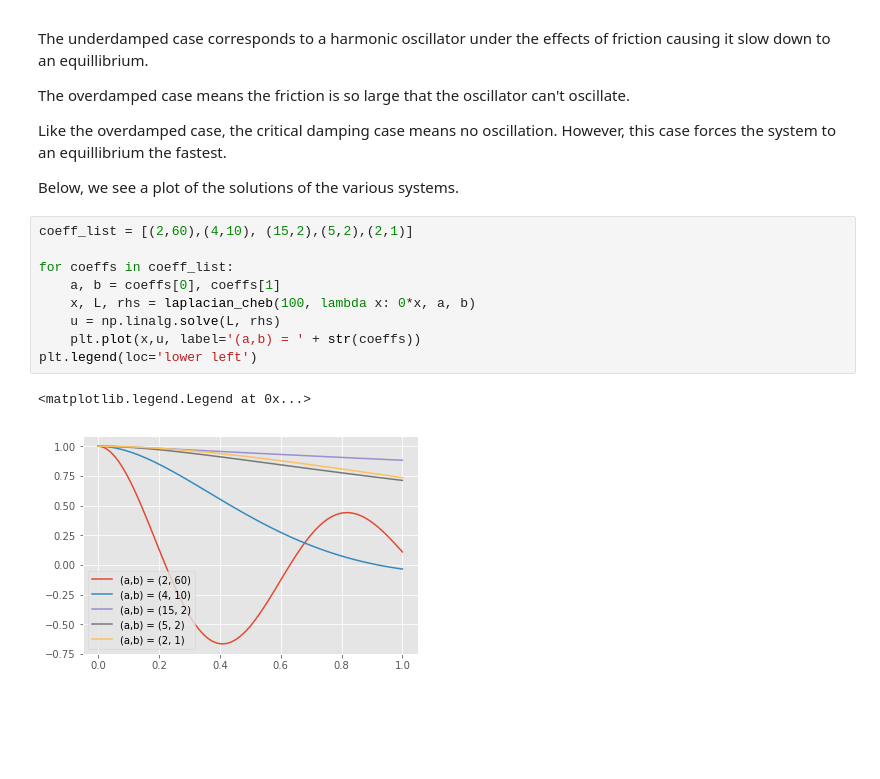
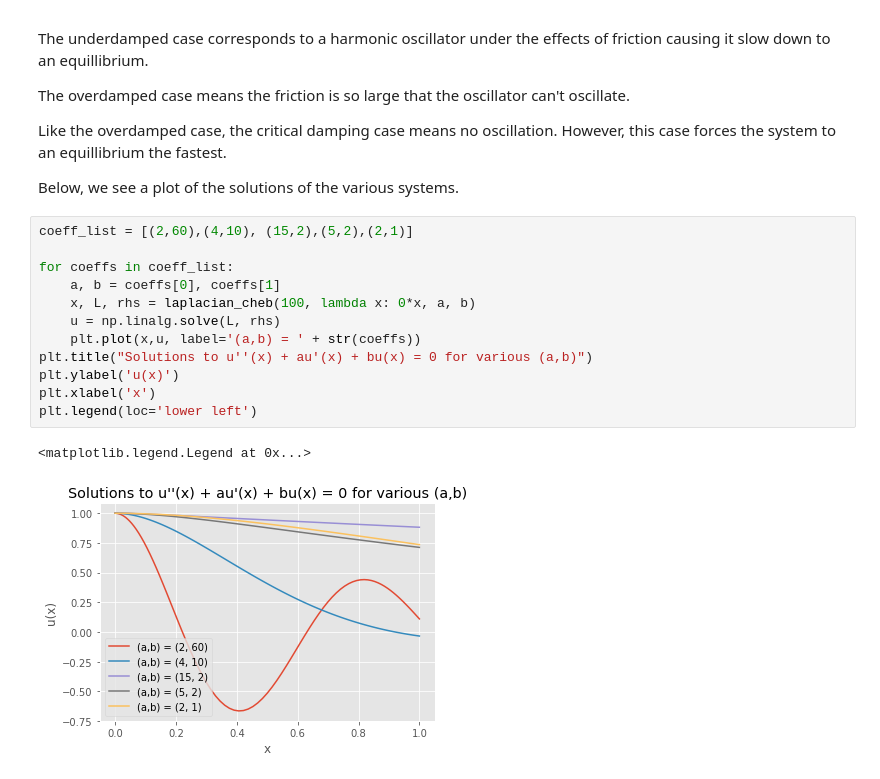
Before and after one commit to LukeMeszar/numpde, a Jupyter notebook: hw2/meszar_solution.ipynb, the cells around one changed output. Cells and saved outputs as stored; diff of their text form; blank space fills up the shorter version.

```diff
--- a/hw2/meszar_solution.ipynb
+++ b/hw2/meszar_solution.ipynb
@@ -145,12 +145,15 @@ Below, we see a plot of the solutions of the various systems.
 # %%
 coeff_list = [(2,60),(4,10), (15,2),(5,2),(2,1)]
 
 for coeffs in coeff_list:
     a, b = coeffs[0], coeffs[1]
     x, L, rhs = laplacian_cheb(100, lambda x: 0*x, a, b)
     u = np.linalg.solve(L, rhs)
     plt.plot(x,u, label='(a,b) = ' + str(coeffs))
+plt.title("Solutions to u''(x) + au'(x) + bu(x) = 0 for various (a,b)")
+plt.ylabel('u(x)')
+plt.xlabel('x')
 plt.legend(loc='lower left')
 # %% [output]
 <matplotlib.legend.Legend at 0x...>
-[figure, old version]
+[figure, new version]
```
Also changed, not shown: 2 other files.
